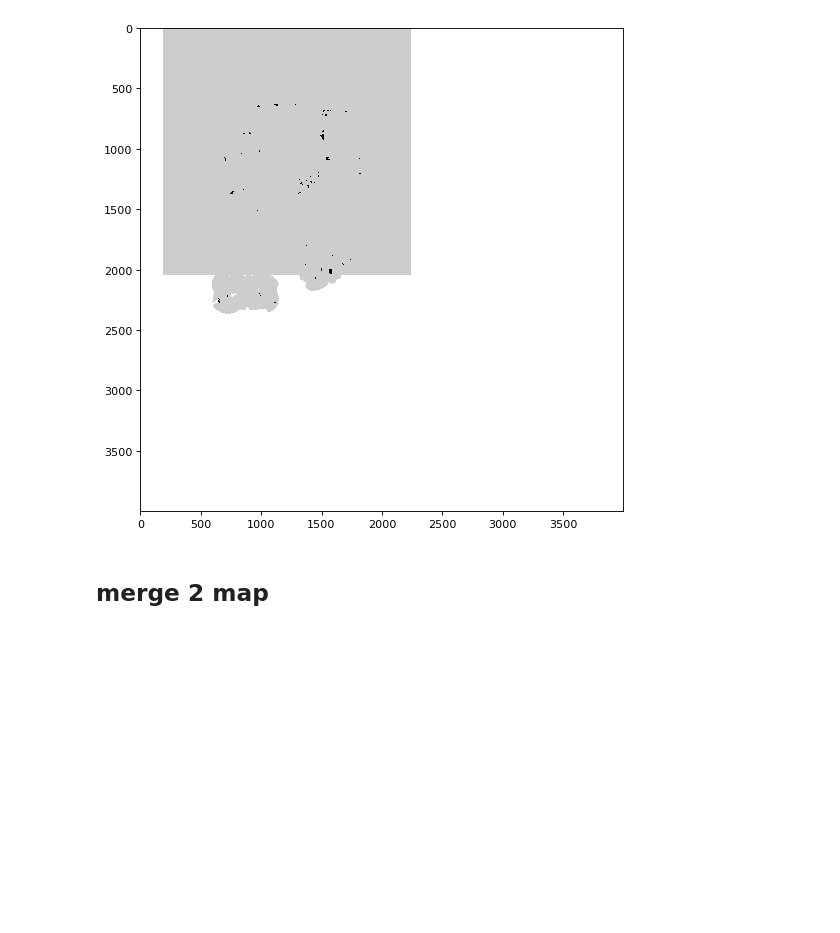
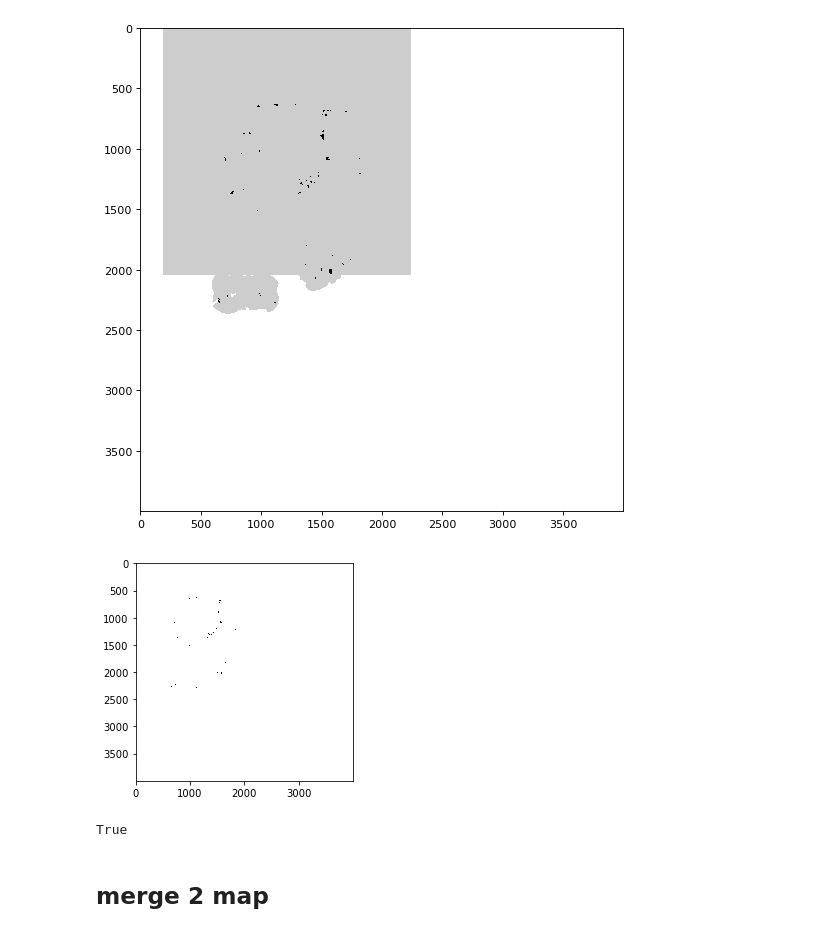
Before and after one commit to Chen-Yu-Qiang/mapping_explorer, a Jupyter notebook: jupyterNotebook/merge_map.ipynb, the cells around one changed output. Drawn from its saved outputs; the diff is of its cells as text; code cells hidden in the pictures; blank space fills up the shorter version.

```diff
--- a/jupyterNotebook/merge_map.ipynb
+++ b/jupyterNotebook/merge_map.ipynb
@@ -341,16 +342,16 @@ for a in range(num_trunk[index]):
 
 center_list_all
 # %%
-num_trunk = [10,9,15,9,4]
+num_trunk = [10,9,15,9,4,2]
 center_list_all = []
-item = 'middle'
-index=0
+item = 'middle_middle'
+index=5
 shp_path = '/home/ncslaber/110-1/211002_allLibrary/'+file_name[item]+'/1116_test2_after_preprocess/shapefiles/'
 for a in range(num_trunk[index]):
 #         print(num_trunk[index-1], a, list(range(num_trunk[index-1])) )
-    tmp = np.load(shp_path+'neg_'+str(a+1)+'_bd_utm.npy')  + np.array([0,1])
+    tmp = np.load(shp_path+'neg_'+str(a+1)+'_bd_utm.npy')  + np.array([0,-1])
     np.save(shp_path+'neg_'+str(a+1)+'_bd_utm',tmp)
 #     center_list_all.append(tmp)
     print(type(tmp), tmp)
 
-center_list_all
+# center_list_all
@@ -383,8 +402,13 @@ for item in utm_start_x_dict.keys():
     fig3, ax3 = plt.subplots(figsize=(8, 8),dpi=80)
     offset_x, offset_y = relative_mapWorld[item]
     offset_x_end, offset_y_end = offset_x+2048, offset_y+2048
-    map_canvas[offset_y:offset_y_end, offset_x:offset_x_end] = \
-        cv2.bitwise_and(map_canvas[offset_y:offset_y_end, offset_x:offset_x_end], raw_pgm_dict[item])
+
+    if item == 'middle':
+        map_canvas[offset_y:offset_y_end, offset_x:offset_x_end] = \
+            cv2.bitwise_and(map_canvas[offset_y:offset_y_end, offset_x:offset_x_end], raw_pgm_dict[item])
+    else:
+        map_canvas[offset_y:offset_y_end, offset_x:offset_x_end] = \
+            cv2.bitwise_and(map_canvas[offset_y:offset_y_end, offset_x:offset_x_end], raw_pgm_dict[item])
     plt.imshow(cv2.cvtColor(map_canvas, cv2.COLOR_BGR2RGB))
     plt.show()
 # %% [output]
@@ -393,6 +417,14 @@ for item in utm_start_x_dict.keys():
 [figure]
 [figure]
 [figure]
+# %%
+map_canvas[map_canvas!=0]=255
+plt.imshow(cv2.cvtColor(map_canvas, cv2.COLOR_BGR2RGB))
+plt.show()
+cv2.imwrite('/home/ncslaber/1118.png',map_canvas[:2500,:2000])
+# %% [output]
+[figure, added]
+True
 # %% [markdown]
 ## merge 2 map
 # %%
```
Also changed, not shown: parts of 9 cells of this notebook, 2 other files.
